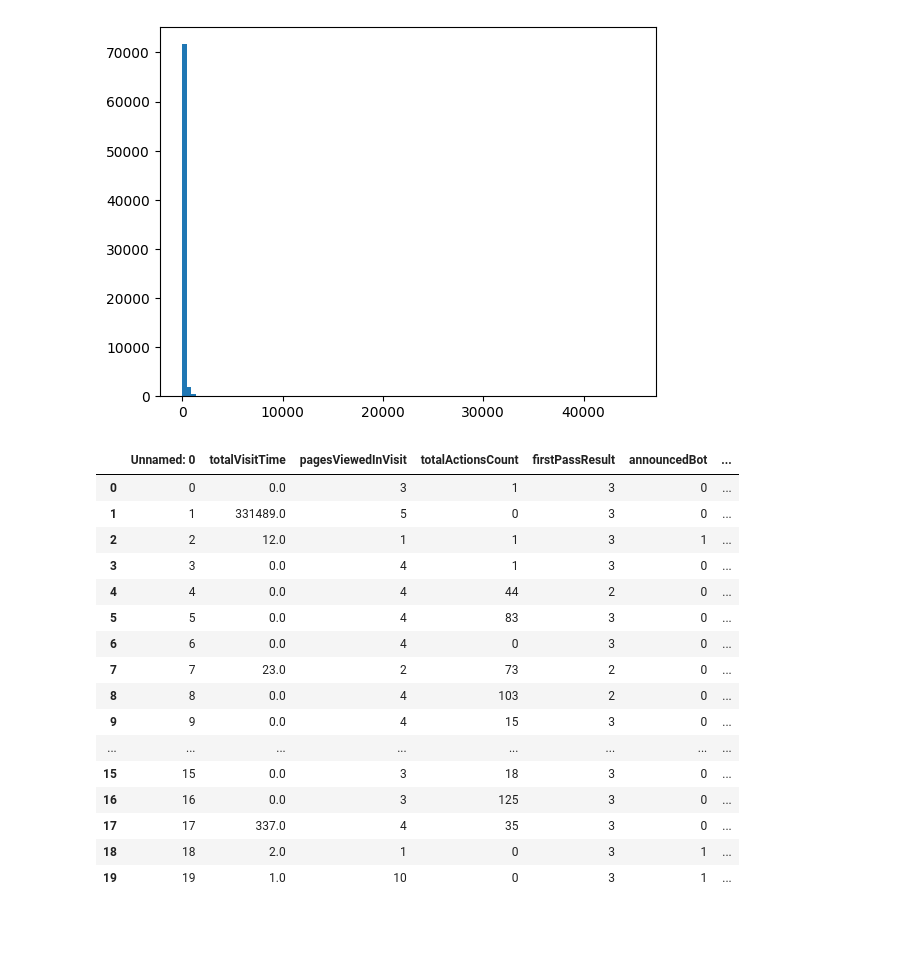
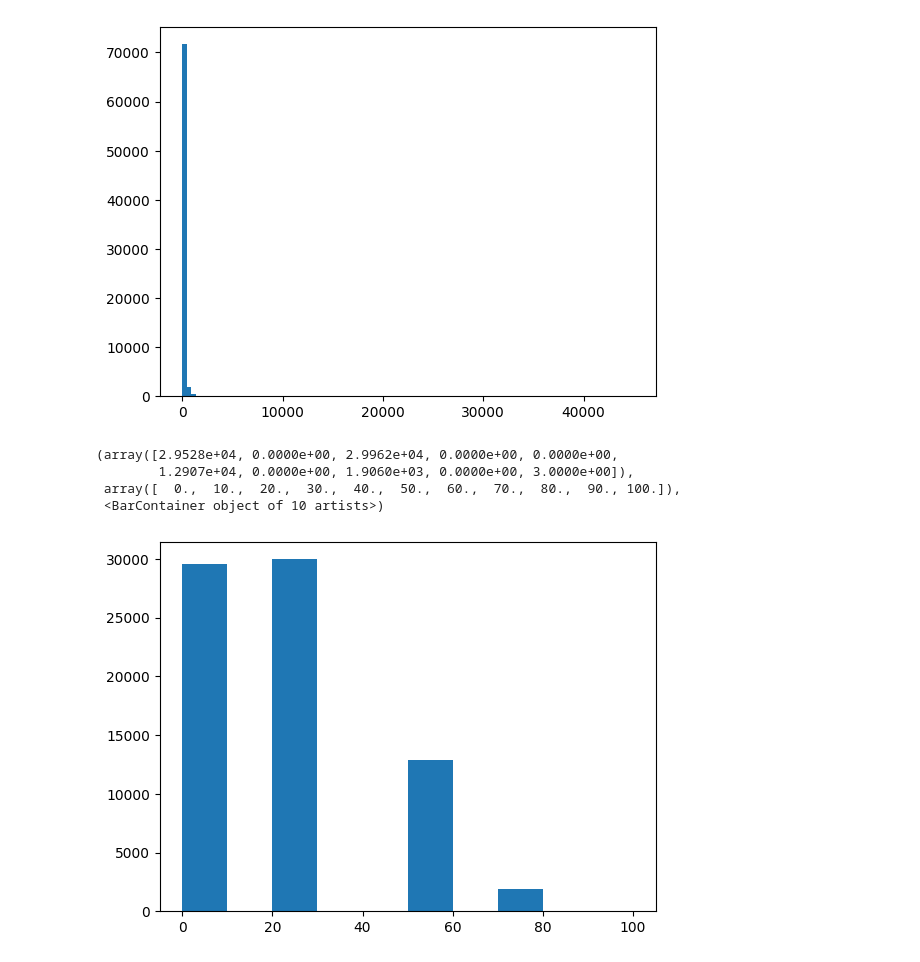
Before and after one commit to MichealNestor01/Veracity-Trust-Network-Event, a Jupyter notebook: exercises.ipynb, the cells around one changed output. Drawn from its saved outputs; the diff is of its cells as text; code cells hidden in the pictures; blank space fills up the shorter version.

Commit message:
added histogram

```diff
--- a/exercises.ipynb
+++ b/exercises.ipynb
@@ -168,32 +168,20 @@ for index, row in example_data.iterrows():
     if row['totalActionsCount'] == 0:
         example_data.at[index, 'ActionsPerformedFlag'] = 1
     if row['browser'] not in ["Chrome", "Safari", "Firefox", "Chromium", "Netscape", "Microsoft Internet Explorer", "Google Chrome"]:
-        example_data.at[index, 'browser'] = 1
+        example_data.at[index, 'BrowserFlag'] = 1
 # %%
 # 3.3
 for index, row in example_data.iterrows():
     if row['announcedBot'] == 1:
-        example_data.at[index, 'MaliciousBotPrediction'] = 1
+        example_data.at[index, 'MaliciousBotPrediction'] = 0
     else:
         flag_count = row['VisitTimeFlag'] + row['PagesViewedFlag'] + row['ActionsPerformedFlag'] + row['BrowserFlag']
         example_data.at[index, 'MaliciousBotPrediction'] = flag_count * 25
-
-example_data[:20]
-# %% [output]
-|  | Unnamed: 0 | totalVisitTime | pagesViewedInVisit | totalActionsCount | firstPassResult | announcedBot | ... |
-| 0 | 0 | 0.0 | 3 | 1 | 3 | 0 | ... |
-| 1 | 1 | 331489.0 | 5 | 0 | 3 | 0 | ... |
-| 2 | 2 | 12.0 | 1 | 1 | 3 | 1 | ... |
-| 3 | 3 | 0.0 | 4 | 1 | 3 | 0 | ... |
-| 4 | 4 | 0.0 | 4 | 44 | 2 | 0 | ... |
-| 5 | 5 | 0.0 | 4 | 83 | 3 | 0 | ... |
-| 6 | 6 | 0.0 | 4 | 0 | 3 | 0 | ... |
-| 7 | 7 | 23.0 | 2 | 73 | 2 | 0 | ... |
-| 8 | 8 | 0.0 | 4 | 103 | 2 | 0 | ... |
-| 9 | 9 | 0.0 | 4 | 15 | 3 | 0 | ... |
-| ... | ... | ... | ... | ... | ... | ... | ... |
-| 15 | 15 | 0.0 | 3 | 18 | 3 | 0 | ... |
-| 16 | 16 | 0.0 | 3 | 125 | 3 | 0 | ... |
-| 17 | 17 | 337.0 | 4 | 35 | 3 | 0 | ... |
-| 18 | 18 | 2.0 | 1 | 0 | 3 | 1 | ... |
-| 19 | 19 | 1.0 | 10 | 0 | 3 | 1 | ... |
+# %%
+plt.hist(example_data['MaliciousBotPrediction'])
+# %% [output]
+(array([2.9528e+04, 0.0000e+00, 2.9962e+04, 0.0000e+00, 0.0000e+00,
+        1.2907e+04, 0.0000e+00, 1.9060e+03, 0.0000e+00, 3.0000e+00]),
+ array([  0.,  10.,  20.,  30.,  40.,  50.,  60.,  70.,  80.,  90., 100.]),
+ <BarContainer object of 10 artists>)
+[figure, added]
```
